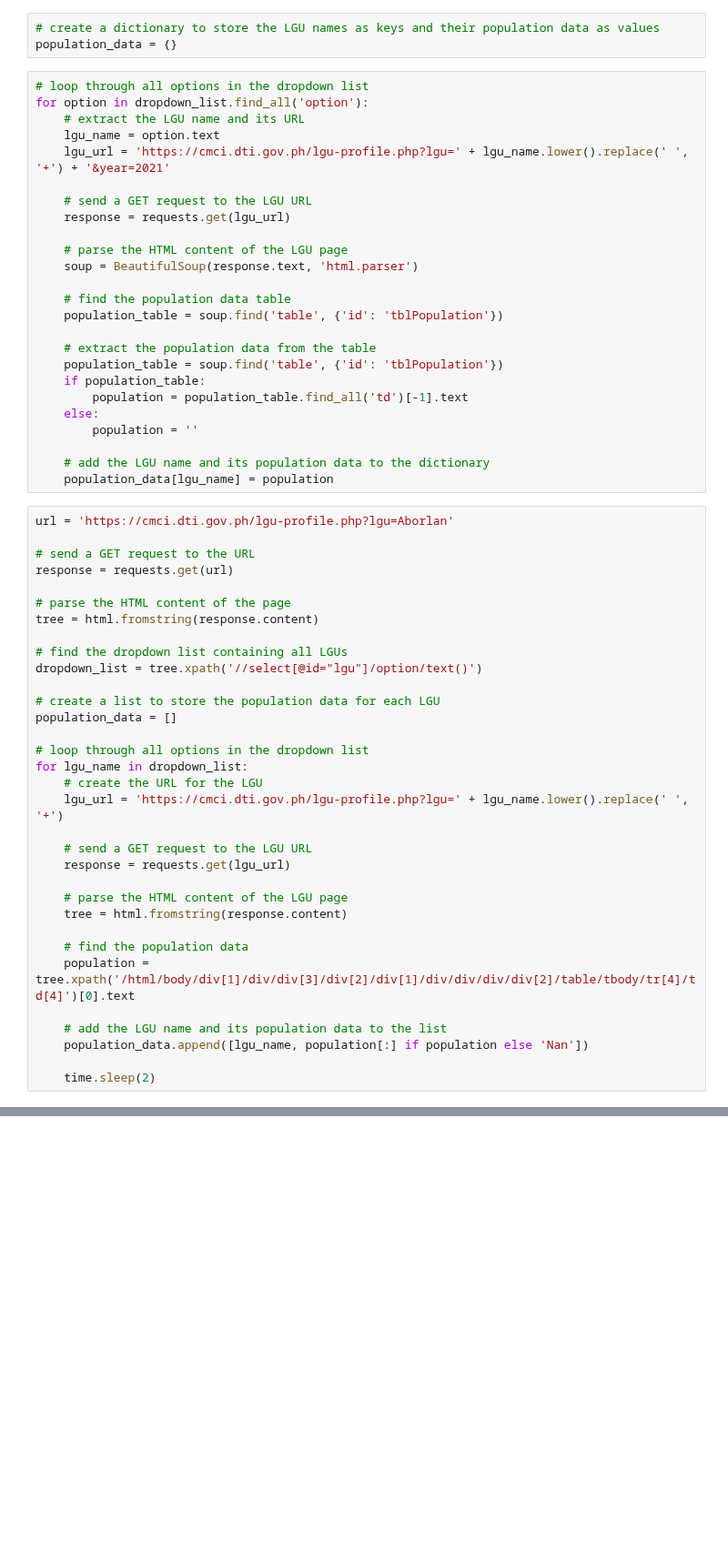
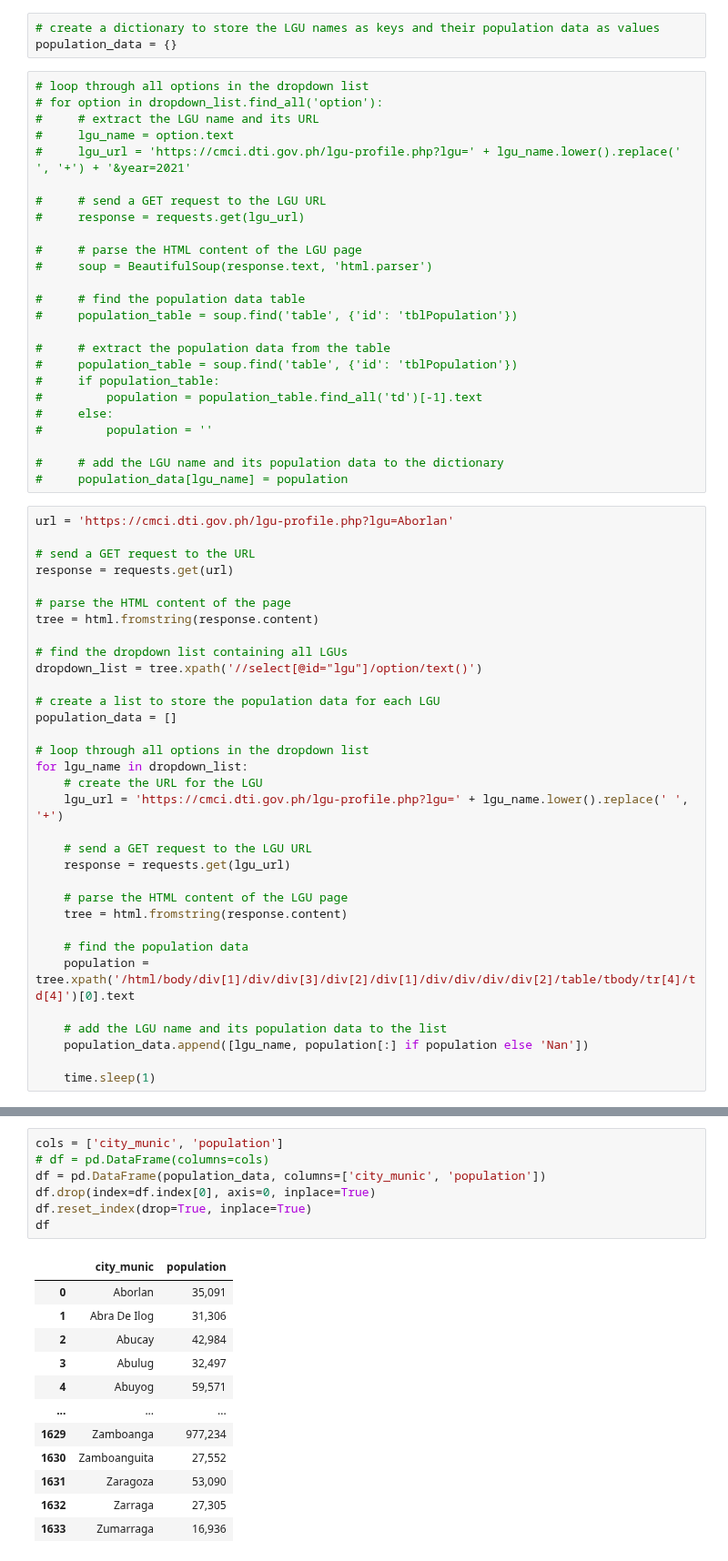
Before and after one commit to OmdenaAI/philippines-chapter-urban-vunerability, a Jupyter notebook: src/tasks/task-1-data-collection/15-webscraping_population.ipynb, the cells around one changed output, grey strips where cells are left out. Shown at 91% size. Saved outputs shown, nothing was run; the diff lists cells and outputs as text; blank space fills up the shorter version.

```diff
--- a/src/tasks/task-1-data-collection/15-webscraping_population.ipynb
+++ b/src/tasks/task-1-data-collection/15-webscraping_population.ipynb
@@ -19,29 +19,29 @@ dropdown_list = soup.find('select', {'id': 'lgu'})
 population_data = {}
 # %%
 # loop through all options in the dropdown list
-for option in dropdown_list.find_all('option'):
-    # extract the LGU name and its URL
-    lgu_name = option.text
-    lgu_url = 'https://cmci.dti.gov.ph/lgu-profile.php?lgu=' + lgu_name.lower().replace(' ', '+') + '&year=2021'
+# for option in dropdown_list.find_all('option'):
+#     # extract the LGU name and its URL
+#     lgu_name = option.text
+#     lgu_url = 'https://cmci.dti.gov.ph/lgu-profile.php?lgu=' + lgu_name.lower().replace(' ', '+') + '&year=2021'
 
-    # send a GET request to the LGU URL
-    response = requests.get(lgu_url)
+#     # send a GET request to the LGU URL
+#     response = requests.get(lgu_url)
 
-    # parse the HTML content of the LGU page
-    soup = BeautifulSoup(response.text, 'html.parser')
+#     # parse the HTML content of the LGU page
+#     soup = BeautifulSoup(response.text, 'html.parser')
 
-    # find the population data table
-    population_table = soup.find('table', {'id': 'tblPopulation'})
+#     # find the population data table
+#     population_table = soup.find('table', {'id': 'tblPopulation'})
 
-    # extract the population data from the table
-    population_table = soup.find('table', {'id': 'tblPopulation'})
-    if population_table:
-        population = population_table.find_all('td')[-1].text
-    else:
-        population = ''
+#     # extract the population data from the table
+#     population_table = soup.find('table', {'id': 'tblPopulation'})
+#     if population_table:
+#         population = population_table.find_all('td')[-1].text
+#     else:
+#         population = ''
 
-    # add the LGU name and its population data to the dictionary
-    population_data[lgu_name] = population
+#     # add the LGU name and its population data to the dictionary
+#     population_data[lgu_name] = population
 # %%
 url = 'https://cmci.dti.gov.ph/lgu-profile.php?lgu=Aborlan'
 
@@ -74,4 +74,4 @@ for lgu_name in dropdown_list:
     # add the LGU name and its population data to the list
     population_data.append([lgu_name, population[:] if population else 'Nan'])
 
-    time.sleep(2)
+    time.sleep(1)
@@ -83,0 +98,20 @@ df.to_csv('population_data.csv')
+# %%
+cols = ['city_munic', 'population']
+# df = pd.DataFrame(columns=cols)
+df = pd.DataFrame(population_data, columns=['city_munic', 'population'])
+df.drop(index=df.index[0], axis=0, inplace=True)
+df.reset_index(drop=True, inplace=True)
+df
+# %% [output]
+|  | city_munic | population |
+| 0 | Aborlan | 35,091 |
+| 1 | Abra De Ilog | 31,306 |
+| 2 | Abucay | 42,984 |
+| 3 | Abulug | 32,497 |
+| 4 | Abuyog | 59,571 |
+| ... | ... | ... |
+| 1629 | Zamboanga | 977,234 |
+| 1630 | Zamboanguita | 27,552 |
+| 1631 | Zaragoza | 53,090 |
+| 1632 | Zarraga | 27,305 |
+| 1633 | Zumarraga | 16,936 |
```
Also changed, not shown: parts of 7 cells of this notebook, 36 other files.
